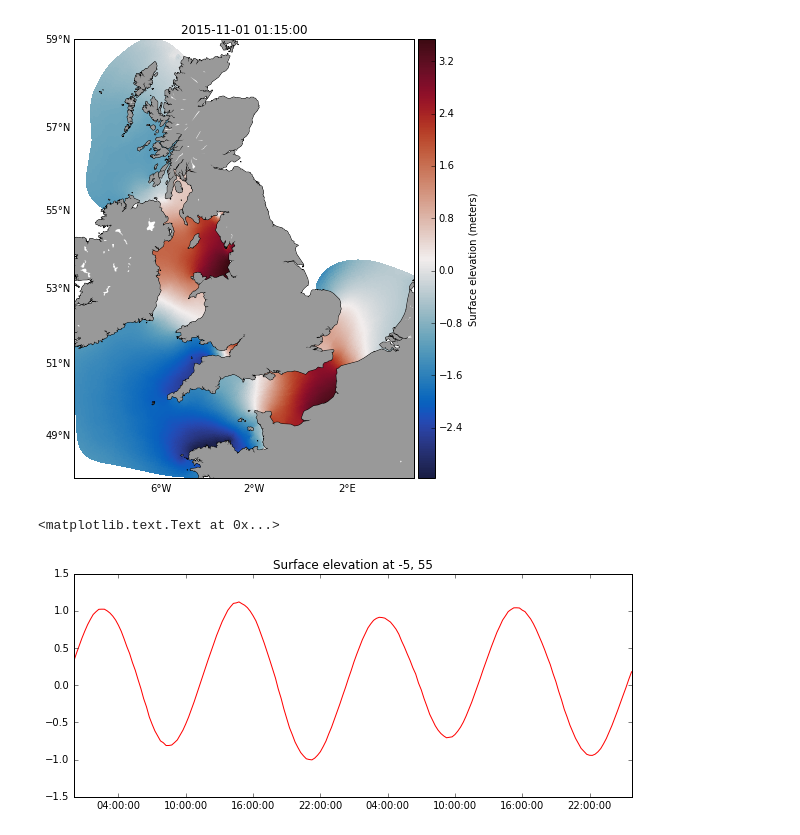
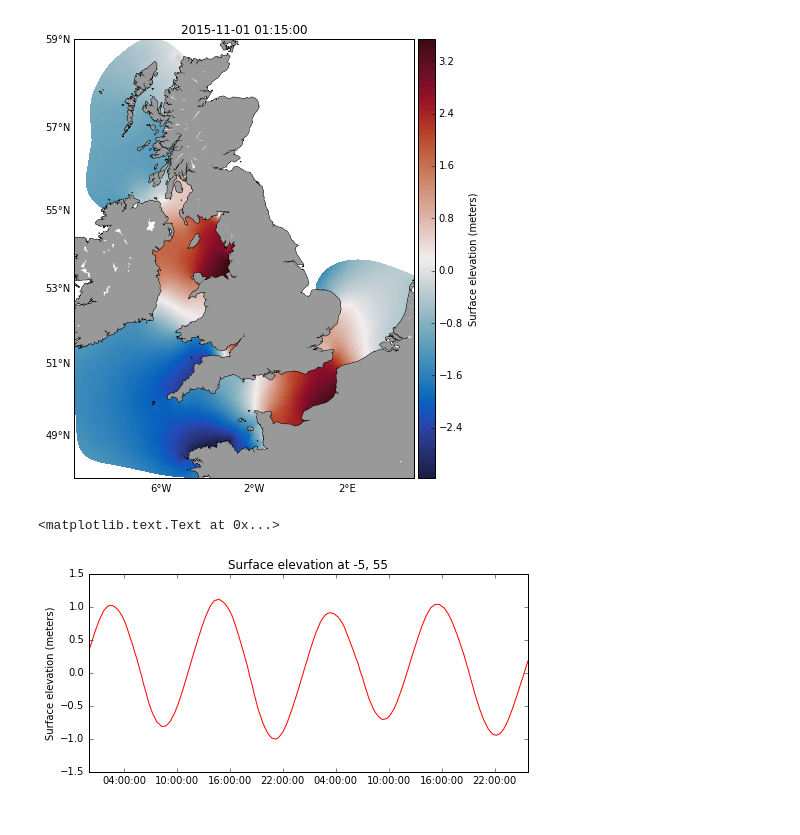
Before and after one commit to pwcazenave/PyFVCOM, a Jupyter notebook: examples/pyfvcom_plot_example.ipynb, the cells around one changed output. Drawn from its saved outputs; the diff is of its cells as text; code cells hidden in the pictures.

Commit message:
Update the example to use the new Time class for the time series plots.

```diff
--- a/examples/pyfvcom_plot_example.ipynb
+++ b/examples/pyfvcom_plot_example.ipynb
@@ -24,11 +25,10 @@ plot.axes.set_title(fvcom.time.datetime[5].strftime('%Y-%m-%d %H:%M:%S'))
 # %%
 # Do a time series at a specific location.
 gauge = (-5, 55)  # a sample (lon, lat) position
 index = fvcom.closest_node(gauge)
-fig = plt.figure(figsize(10, 4))
-ax = fig.add_subplot(111)
-ax.plot(fvcom.time.datetime, fvcom.data.zeta[:, index], 'r')
-ax.set_title('Surface elevation at {}, {}'.format(*gauge))
+time = Time(fvcom, figsize=(20, 9), title='Surface elevation at {}, {}'.format(*gauge))
+time.plot_line(fvcom.data.zeta[:, index], color='r')
+time.axes.set_ylabel('Surface elevation ({})'.format(fvcom.ds.variables['zeta'].units))
 # %% [output]
 <matplotlib.text.Text at 0x...>
-[figure, old version]
+[figure, new version]
```
Also changed, not shown: parts of 2 cells of this notebook, 1 other file.
